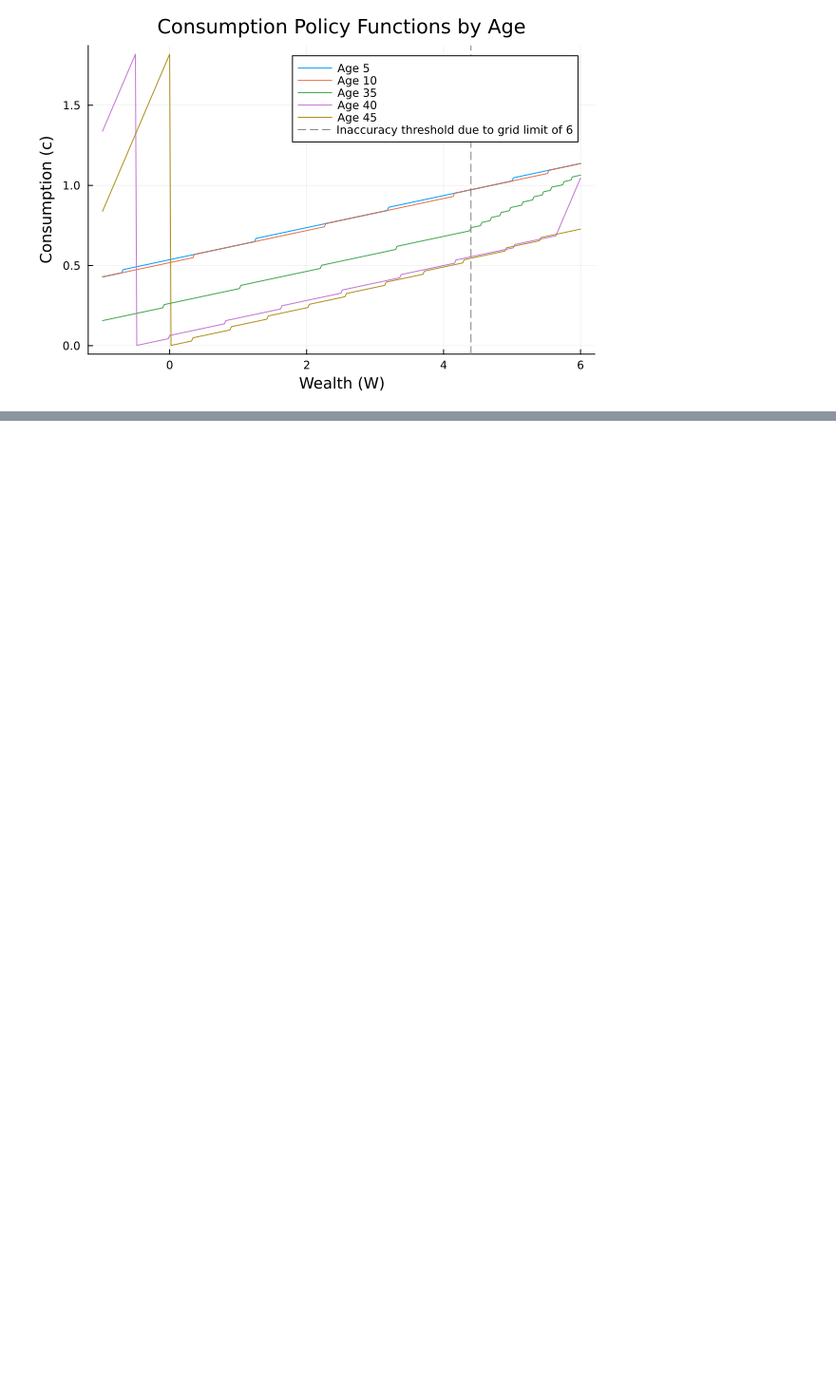
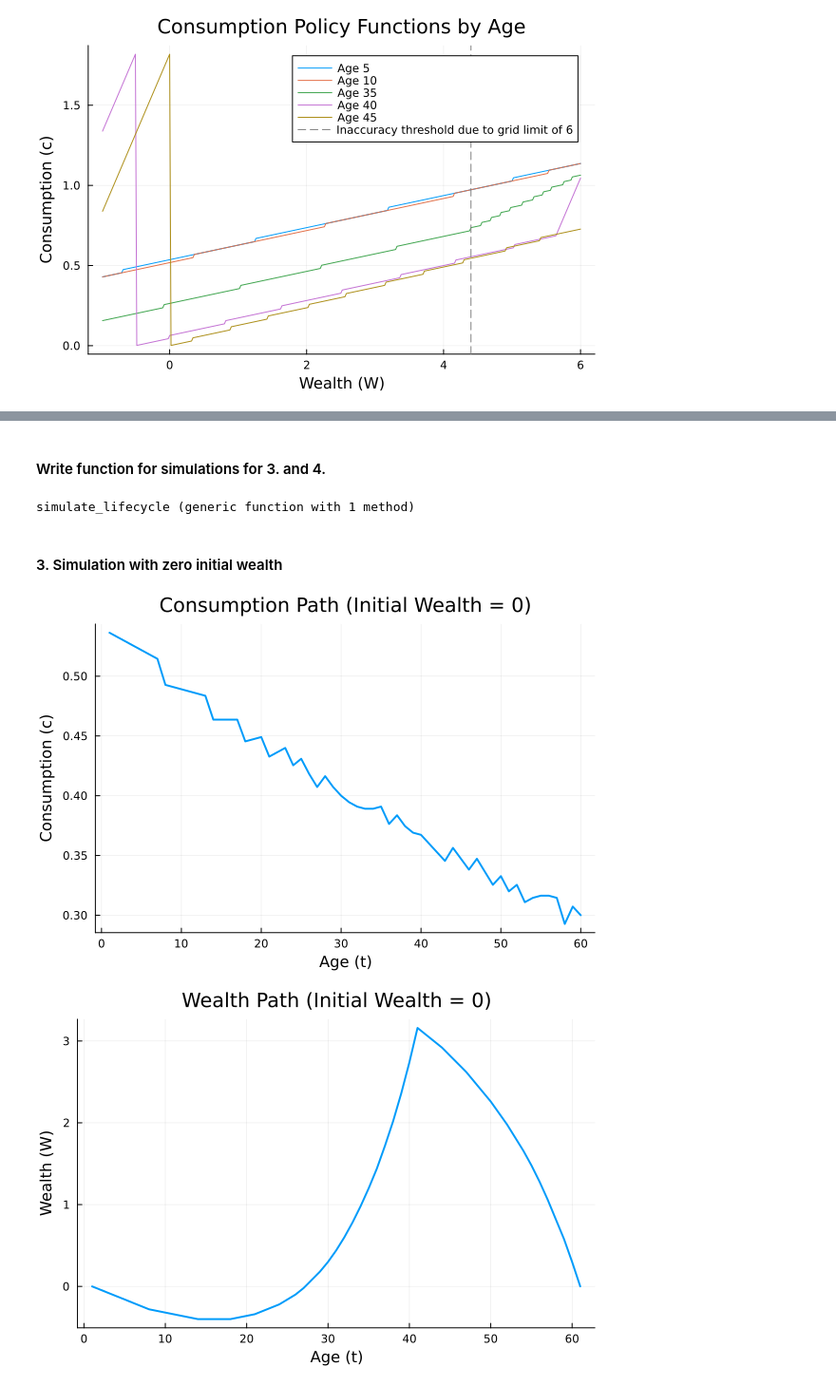
Before and after one commit to fapexxo/E602-assignment, a Jupyter notebook: problem-2.ipynb, the cells around one changed output, grey strips where cells are left out. Shown at 95% size. Saved outputs shown, nothing was run; the diff lists cells and outputs as text; code cells hidden in the pictures; blank space fills up the shorter version.

```diff
--- a/problem-2.ipynb
+++ b/problem-2.ipynb
@@ -104,4 +104,5 @@ end
 V_chronological = reverse(ValueFun, dims=1)
 C_chronological = reverse(Pol_C, dims=1)
 W_chronological = reverse(Pol_W_next, dims=1)
+W_idx_chronological = reverse(Pol_W_idx, dims=1)
 # %% [output]
@@ -153,0 +161,51 @@ display(p)
+# %% [markdown]
+#### Write function for simulations for 3. and 4.
+# %%
+function simulate_lifecycle(W_initial)
+    W_path = zeros(T_total + 1)
+    C_path = zeros(T_total)
+    W_path[1] = W_initial
+
+    # get initial index
+    _, current_idx = findmin(abs.(W_grid .- W_path[1]))
+
+    for t in 1:T_total
+        # get consumption and next wealth for this wealth index
+        C_path[t] = C_chronological[t, current_idx]
+        W_path[t+1] = W_chronological[t, current_idx]
+
+        # update index for next period
+        current_idx = W_idx_chronological[t, current_idx]
+    end
+    return W_path, C_path
+end
+# %% [output]
+simulate_lifecycle (generic function with 1 method)
+# %% [markdown]
+#### 3. Simulation with zero initial wealth
+# %%
+# Simulation with zero initial wealth
+W_path, C_path = simulate_lifecycle(0)
+
+# Consumption
+p_c = plot(1:T_total, C_path,
+    title = "Consumption Path (Initial Wealth = 0)",
+    xlabel = "Age (t)",
+    ylabel = "Consumption (c)",
+    legend = false,
+    linewidth = 2)
+
+display(p_c)
+
+# Wealth
+p_w = plot(1:(T_total + 1), W_path,
+    title = "Wealth Path (Initial Wealth = 0)",
+    xlabel = "Age (t)",
+    ylabel = "Wealth (W)",
+    legend = false,
+    linewidth = 2)
+
+display(p_w)
+# %% [output]
+[figure, added]
+[figure, added]
```
Also changed, not shown: parts of 5 cells of this notebook.
